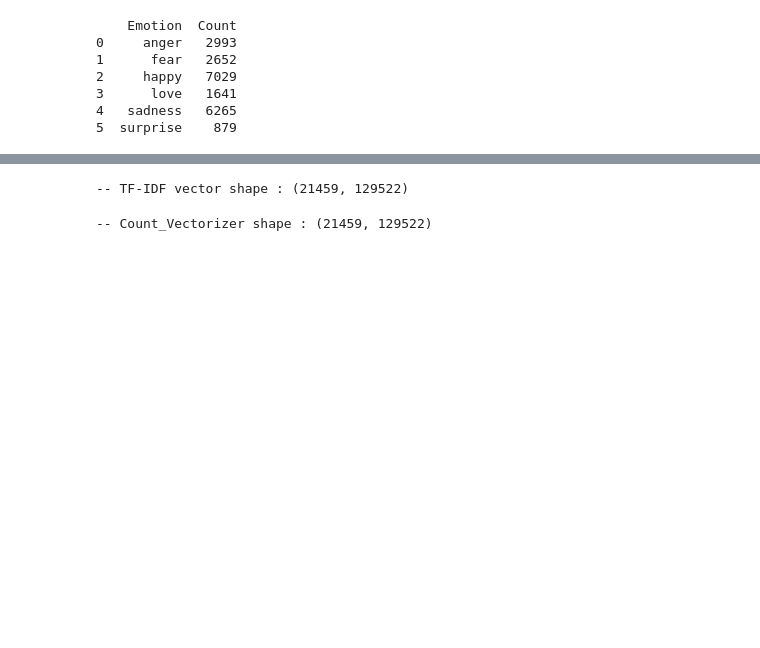
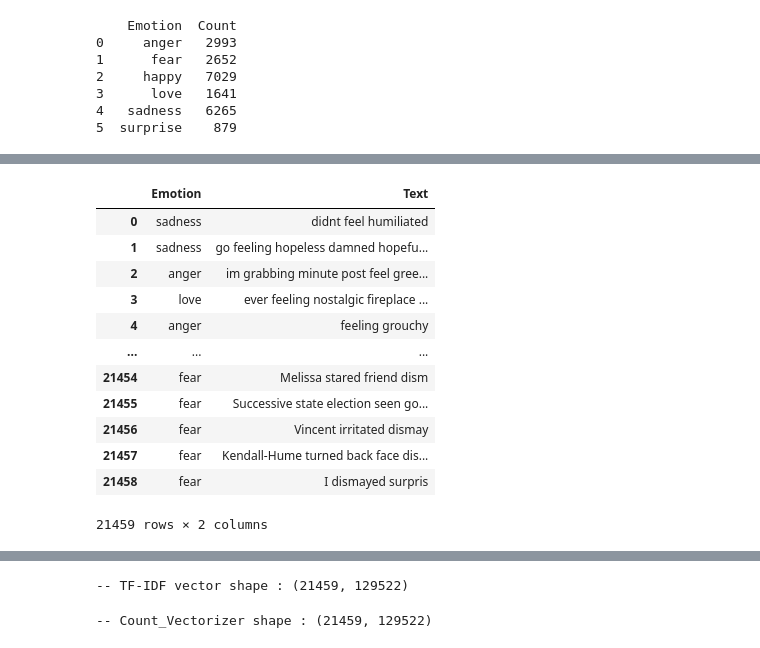
Before and after one commit to ejhb/audit, a Jupyter notebook: 2020/12-december/09-emotion/testing_zone/testing.ipynb, the cells around one changed output, grey strips where cells are left out. Cells and saved outputs as stored; diff of their text form; code cells hidden in the pictures; blank space fills up the shorter version.

```diff
--- a/2020/12-december/09-emotion/testing_zone/testing.ipynb
+++ b/2020/12-december/09-emotion/testing_zone/testing.ipynb
@@ -255,0 +312,18 @@ df1
+# %%
+data = {'Emotion':df1['Emotion'],'Text':df1['Text']}
+df28 = pd.DataFrame(data=data)
+df28
+# %% [output]
+|  | Emotion | Text |
+| 0 | sadness | didnt feel humiliated |
+| 1 | sadness | go feeling hopeless damned hopefu... |
+| 2 | anger | im grabbing minute post feel gree... |
+| 3 | love | ever feeling nostalgic fireplace ... |
+| 4 | anger | feeling grouchy |
+| ... | ... | ... |
+| 21454 | fear | Melissa stared friend dism |
+| 21455 | fear | Successive state election seen go... |
+| 21456 | fear | Vincent irritated dismay |
+| 21457 | fear | Kendall-Hume turned back face dis... |
+| 21458 | fear | I dismayed surpris |
+21459 rows × 2 columns
```
Also changed, not shown: parts of 12 cells of this notebook, 5 other files.
